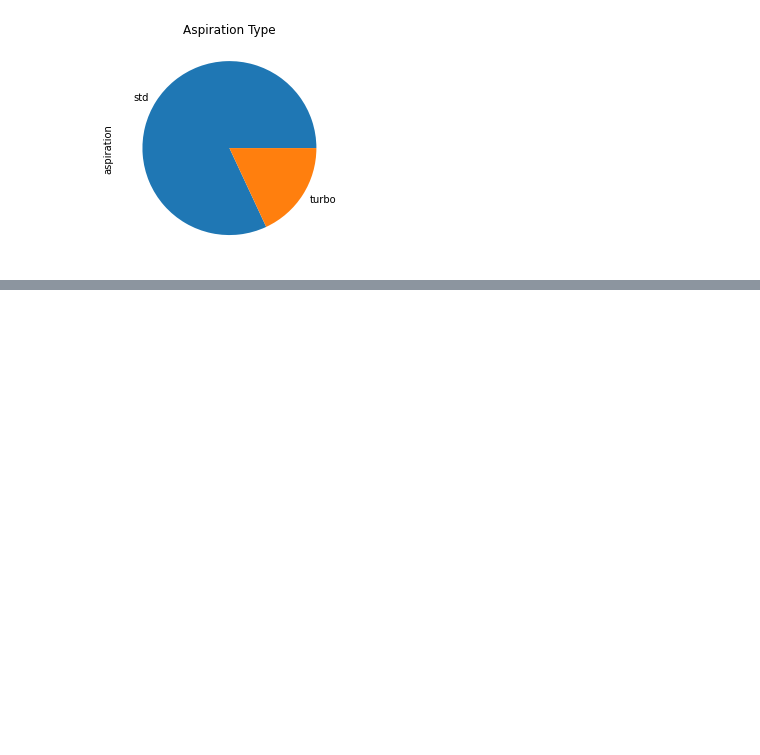
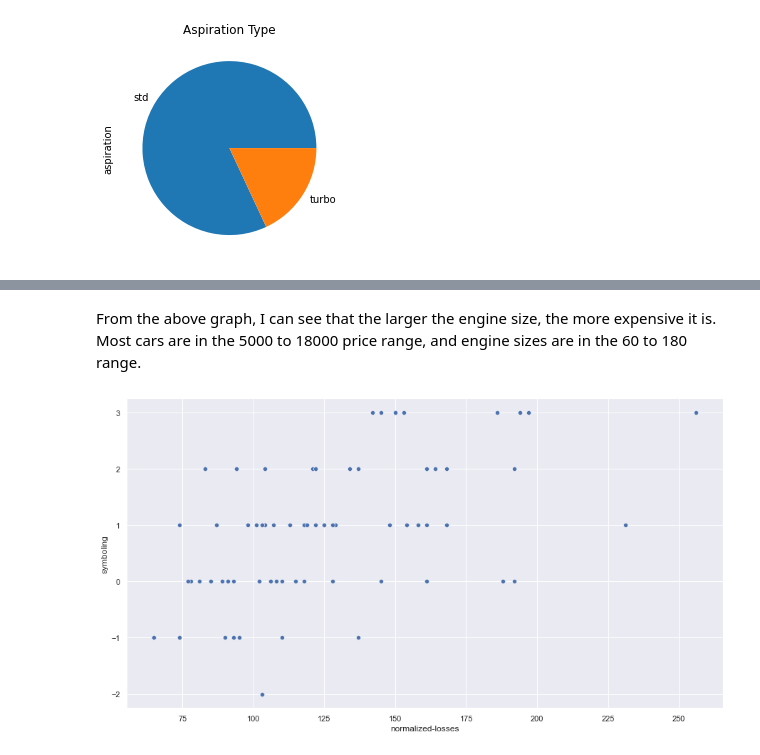
Before and after one commit to zcolley/cs381-MatthewFried, a Jupyter notebook: quiz/Y_Zhu_project3_assn_.ipynb, the cells around one changed output, grey strips where cells are left out. Saved outputs shown, nothing was run; the diff lists cells and outputs as text; code cells hidden in the pictures; blank space fills up the shorter version.

```diff
--- a/quiz/Y_Zhu_project3_assn_.ipynb
+++ b/quiz/Y_Zhu_project3_assn_.ipynb
@@ -218,0 +267,13 @@ AttributeError: 'DataFrame' object has no attribute 'cpoy'
+# %% [markdown]
+From the above graph, I can see that the larger the engine size, the more expensive it is. Most cars are in the 5000 to 18000 price range, and engine sizes are in the 60 to 180 range.
+# %%
+# check the relation between symboling and normalized loose
+df['symboling'] = pd.to_numeric(
+    df['symboling'], errors='coerce').astype('float')
+df['normalized-losses'] = pd.to_numeric(
+    df['normalized-losses'], errors='coerce').astype('float')
+plt.figure(figsize=(15, 8))
+data = df[['symboling', 'normalized-losses']]
+g = sns.scatterplot(data=data, x='normalized-losses', y= 'symboling')
+# %% [output]
+[figure, added]
```
Also changed, not shown: parts of 13 cells of this notebook.
